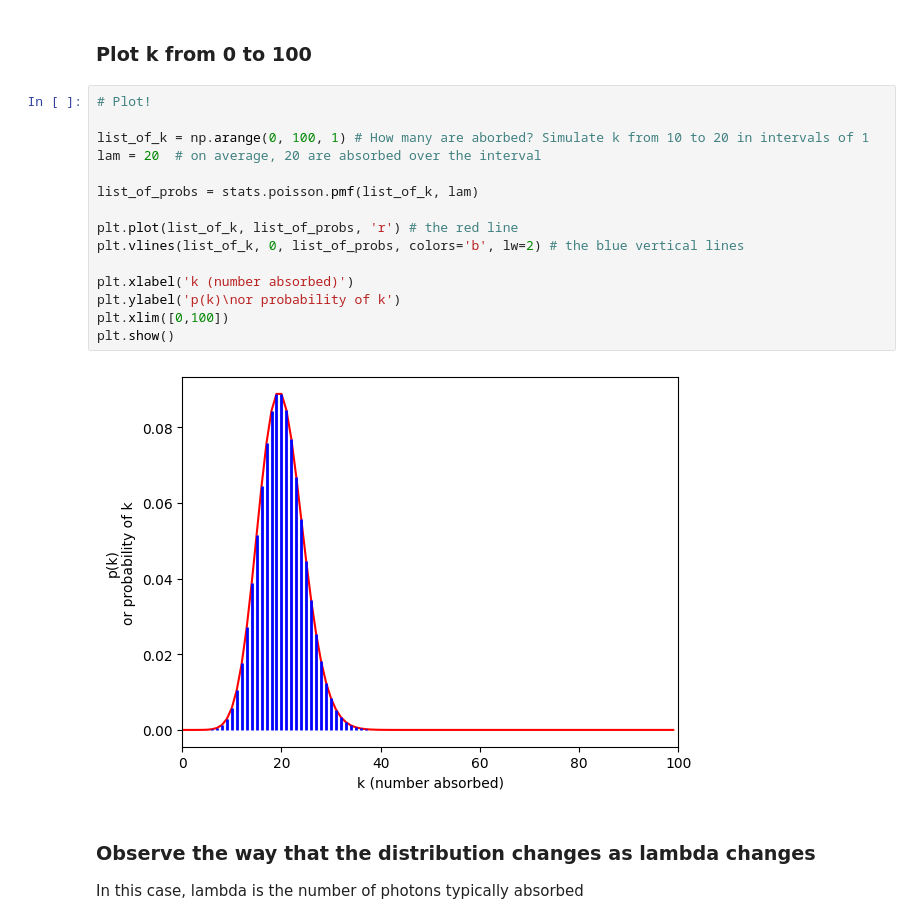
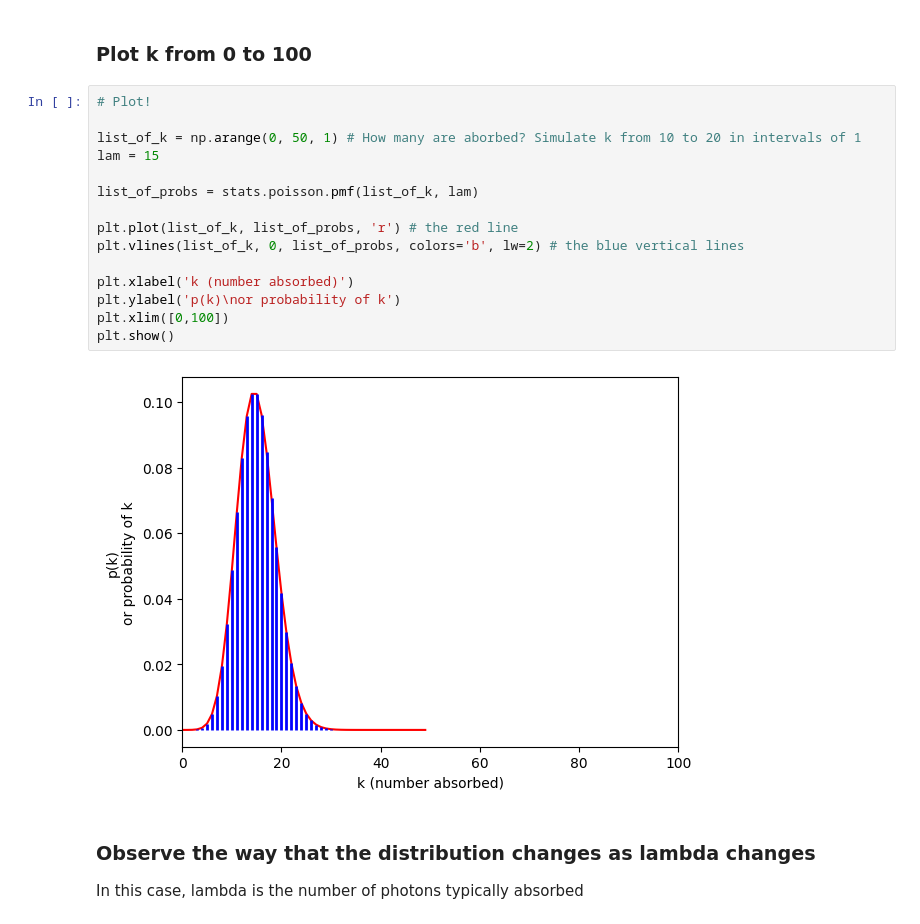
Before and after one commit to gabrielDiaz-performlab/IMGS-211-Instructional-Notebooks, a Jupyter notebook: 5- frozen distributions - binomial and poisson.ipynb, the cells around one changed output. Cells and saved outputs as stored; diff of their text form.

```diff
--- a/5- frozen distributions - binomial and poisson.ipynb
+++ b/5- frozen distributions - binomial and poisson.ipynb
@@ -123,20 +185,20 @@ Probability of 19 occurances: 0.088835
 # %%
 # Plot!
 
-list_of_k = np.arange(0, 100, 1) # How many are aborbed? Simulate k from 10 to 20 in intervals of 1
-lam = 20  # on average, 20 are absorbed over the interval
+list_of_k = np.arange(0, 50, 1) # How many are aborbed? Simulate k from 10 to 20 in intervals of 1
+lam = 15
 
 list_of_probs = stats.poisson.pmf(list_of_k, lam)
 
 plt.plot(list_of_k, list_of_probs, 'r') # the red line
 plt.vlines(list_of_k, 0, list_of_probs, colors='b', lw=2) # the blue vertical lines
 
 plt.xlabel('k (number absorbed)')
 plt.ylabel('p(k)\nor probability of k')
 plt.xlim([0,100])
 plt.show()
 # %% [output]
-[figure, old version]
+[figure, new version]
 # %% [markdown]
 ### Observe the way that the distribution changes as lambda changes
 
```
Also changed, not shown: parts of 27 cells of this notebook.
